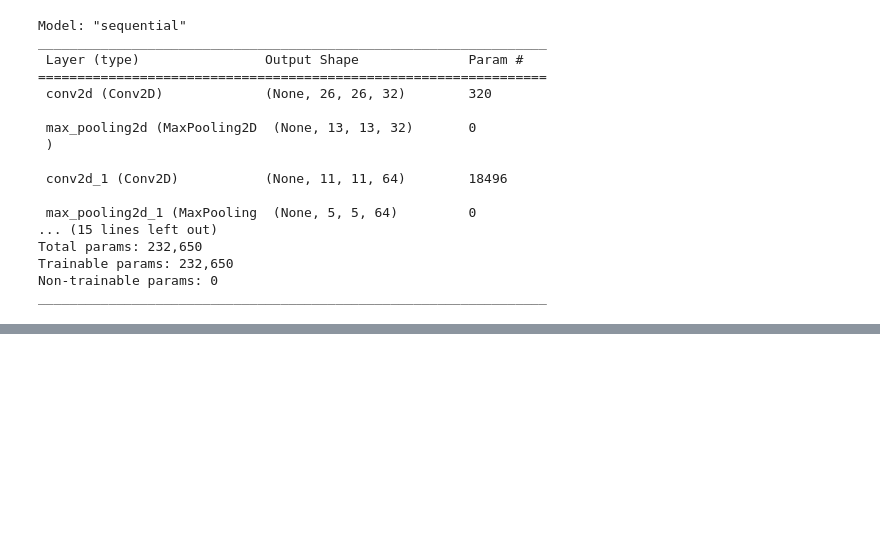
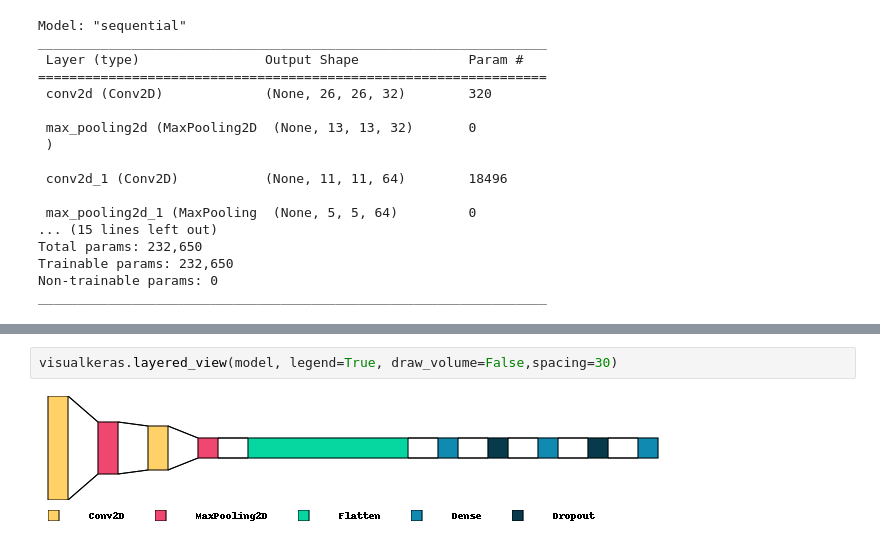
Before and after one commit to SandeepK1729/DL-lab, a Jupyter notebook: week - 7.ipynb, the cells around one changed output, grey strips where cells are left out. Cells and saved outputs as stored; diff of their text form; blank space fills up the shorter version.

```diff
--- a/week - 7.ipynb
+++ b/week - 7.ipynb
@@ -131,0 +132,4 @@ plt.show()
+# %%
+visualkeras.layered_view(model, legend=True, draw_volume=False,spacing=30)
+# %% [output]
+[figure, added]
```
Also changed, not shown: parts of 4 cells of this notebook, 2 other files.
